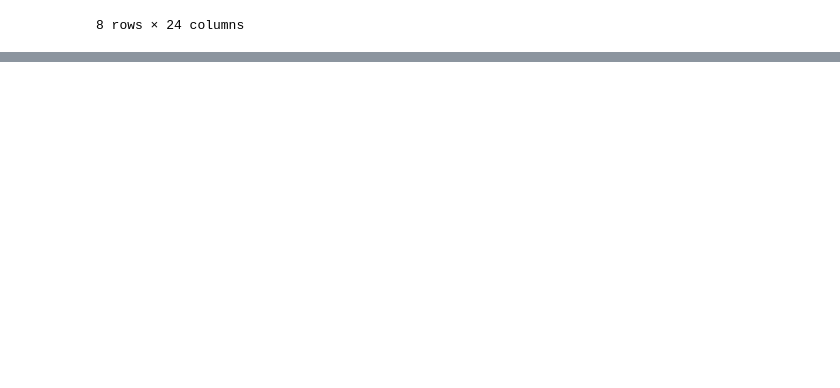
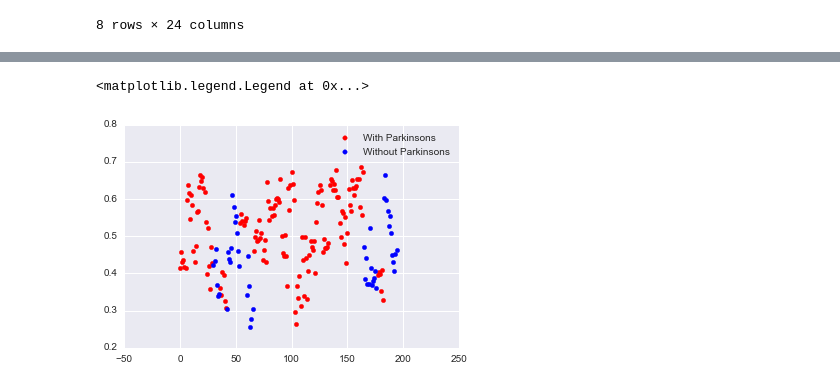
Before and after one commit to ihiteish/Data-Science-Projects-Python, a Jupyter notebook: ParkinsonDiagnosis/Parkinson Disease.ipynb, the cells around one changed output, grey strips where cells are left out. Saved outputs shown, nothing was run; the diff lists cells and outputs as text; code cells hidden in the pictures; blank space fills up the shorter version.

```diff
--- a/ParkinsonDiagnosis/Parkinson Disease.ipynb
+++ b/ParkinsonDiagnosis/Parkinson Disease.ipynb
@@ -155,0 +247,7 @@ without_parkinsons.describe()
+# %%
+plt.scatter(with_parkinsons.index,with_parkinsons['RPDE'],color='red',label = 'With Parkinsons')
+plt.scatter(without_parkinsons.index,without_parkinsons['RPDE'],color = 'blue', label = 'Without Parkinsons')
+plt.legend()
+# %% [output]
+<matplotlib.legend.Legend at 0x...>
+[figure, added]
```
Also changed, not shown: parts of 24 cells of this notebook, 14 other files.
